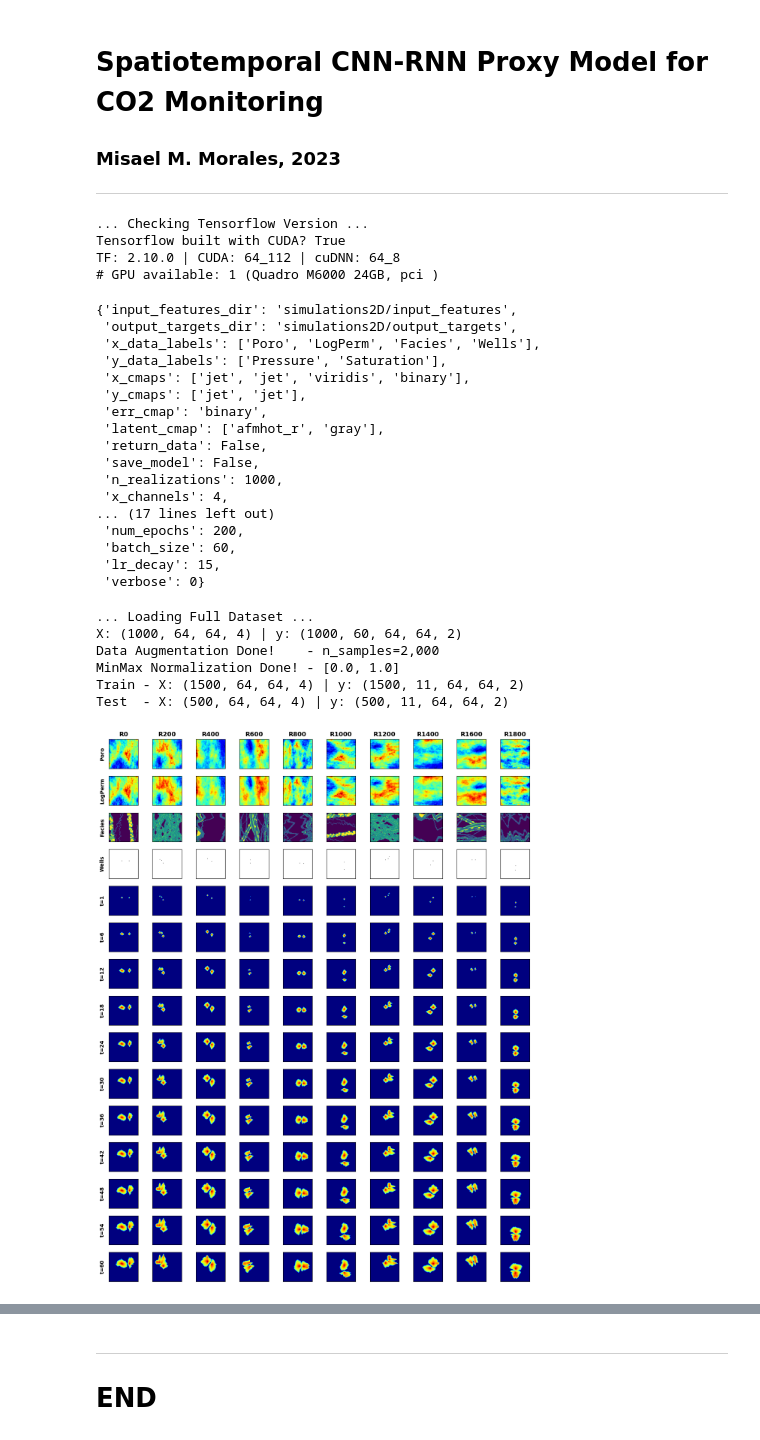
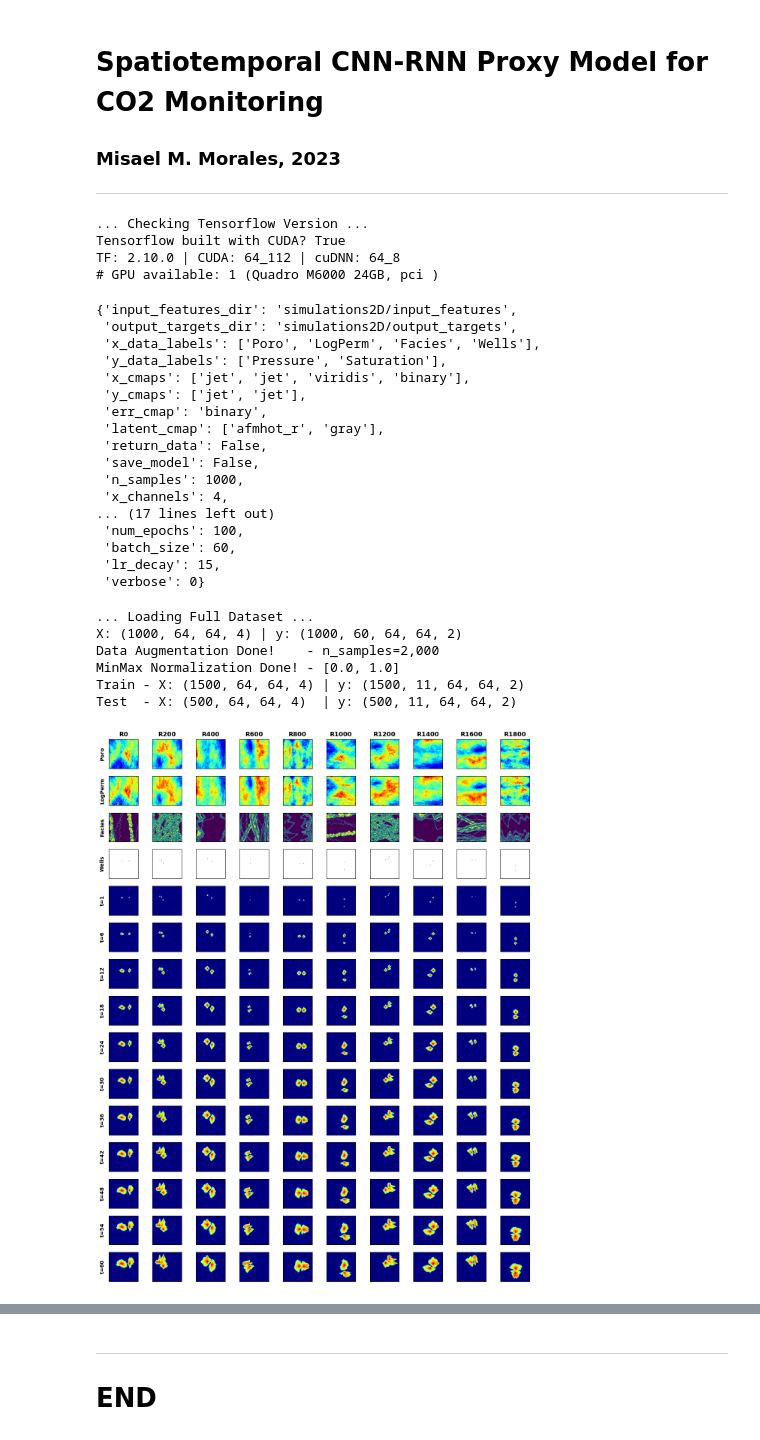
Before and after one commit to misaelmmorales/Stochastic-pix2vid, a Jupyter notebook: CNN_RNN_CO2_v2.ipynb, the cells around one changed output, grey strips where cells are left out. Saved outputs shown, nothing was run; the diff lists cells and outputs as text; code cells hidden in the pictures.

```diff
--- a/CNN_RNN_CO2_v2.ipynb
+++ b/CNN_RNN_CO2_v2.ipynb
@@ -7,7 +7,7 @@ from utils import *
 check_tensorflow_gpu()
 
 proxy = SpatiotemporalCO2()
-proxy.__dict__
+#proxy.__dict__
 # %% [output]
 ... Checking Tensorflow Version ...
 Tensorflow built with CUDA? True
@@ -23,10 +23,10 @@ TF: 2.10.0 | CUDA: 64_112 | cuDNN: 64_8
  'latent_cmap': ['afmhot_r', 'gray'],
  'return_data': False,
  'save_model': False,
- 'n_realizations': 1000,
+ 'n_samples': 1000,
  'x_channels': 4,
 ... (17 lines left out)
- 'num_epochs': 200,
+ 'num_epochs': 100,
  'batch_size': 60,
  'lr_decay': 15,
  'verbose': 0}
@@ -43,8 +43,8 @@ Test  - X: (500, 64, 64, 4) | y: (500, 11, 64, 64, 2)
 # %%
-proxy.plot_data(multiplier=200)
+proxy.plot_data()
 #proxy.plot_features(); proxy.plot_targets()
 # %% [output]
-[figure, old version]
+[figure, new version]
 # %%
 proxy.make_model()
 #proxy.model.summary()
```
Also changed, not shown: parts of 1 cell of this notebook, 2 other files.
